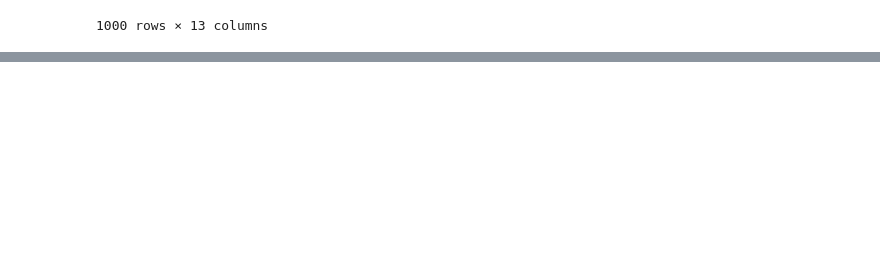
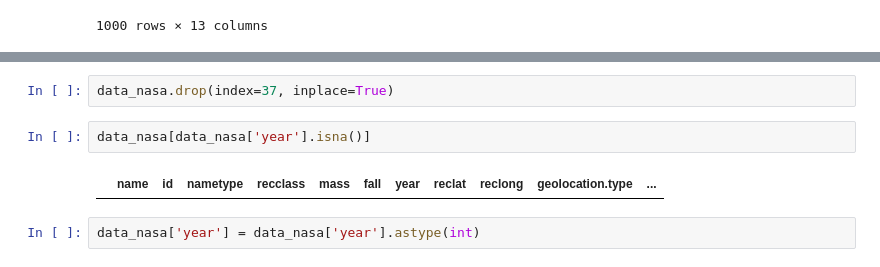
Before and after one commit to VishaLPatiL9029/interview-Based-Assignment, a Jupyter notebook: Python_Quesion_Answers.ipynb, the cells around one changed output, grey strips where cells are left out. Drawn from its saved outputs; the diff is of its cells as text; blank space fills up the shorter version.

```diff
--- a/Python_Quesion_Answers.ipynb
+++ b/Python_Quesion_Answers.ipynb
@@ -551,3 +509,11 @@ data_nasa[data_nasa['year_new'].isna()]
 # %% [output]
 |  | name | id | nametype | recclass | mass | fall | year | reclat | reclong | geolocation.type | ... |
 | 37 | Northwest Africa 5815 | 50693 | Valid | L5 | 256.8 | Found | NaN | 0.0 | 0.0 | Point | ... |
+# %%
+data_nasa.drop(index=37, inplace=True)
+# %%
+data_nasa[data_nasa['year'].isna()]
+# %% [output]
+|  | name | id | nametype | recclass | mass | fall | year | reclat | reclong | geolocation.type | ... |
+# %%
+data_nasa['year'] = data_nasa['year'].astype(int)
```
Also changed, not shown: parts of 13 cells of this notebook.
